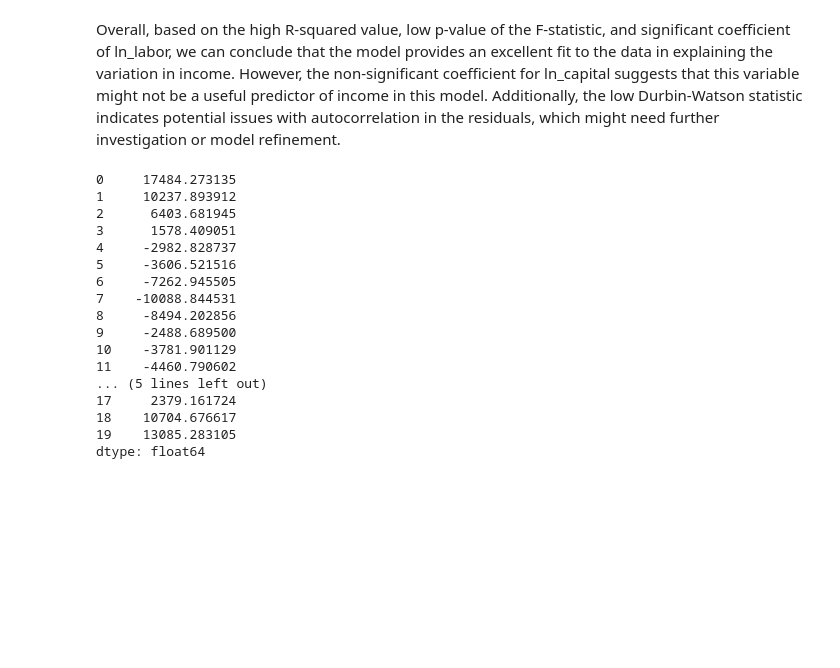
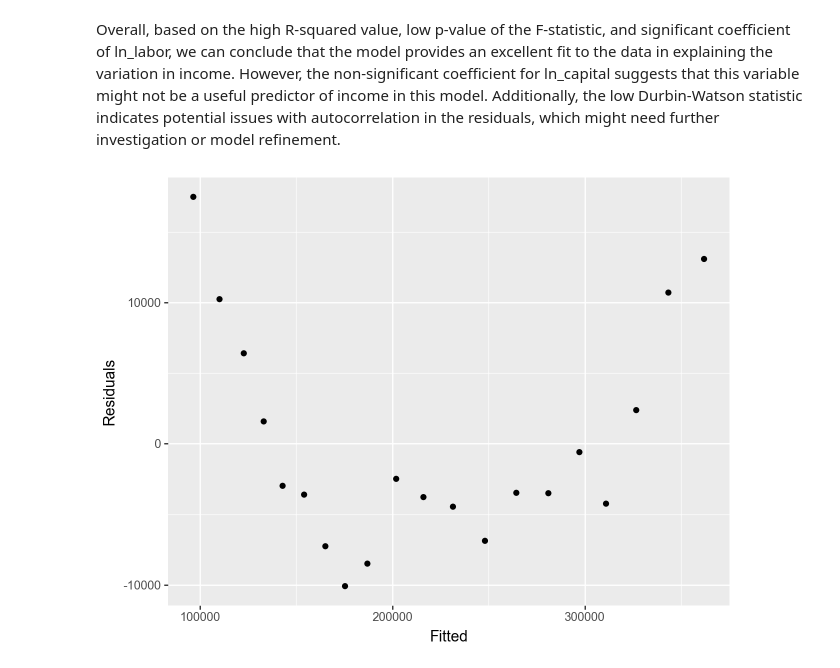
Before and after one commit to moleh13/EC48E, a Jupyter notebook: PS03.ipynb, the cells around one changed output. Saved outputs shown, nothing was run; the diff lists cells and outputs as text; code cells hidden in the pictures; blank space fills up the shorter version.

```diff
--- a/PS03.ipynb
+++ b/PS03.ipynb
@@ -90,38 +78,2 @@ if plot:
 # %% [markdown]
 Overall, based on the high R-squared value, low p-value of the F-statistic, and significant coefficient of ln_labor, we can conclude that the model provides an excellent fit to the data in explaining the variation in income. However, the non-significant coefficient for ln_capital suggests that this variable might not be a useful predictor of income in this model. Additionally, the low Durbin-Watson statistic indicates potential issues with autocorrelation in the residuals, which might need further investigation or model refinement.
-# %%
-yhat = results.predict(X)
-uhat = Y - yhat
-
-# preparation to MonteCarlo
-MC = 10000; BS = len(data)
-df = len(X.columns)
-
-# this is the correction suggested by Davidson Mc Kinnon(94)
-u_hatbs = np.sqrt((BS/(BS-df))) * uhat
-
-# Initialize arrays for storing results
-y_vec = np.full((MC, BS),np.nan)
-betas0 = np.full(MC,np.nan)
-betas1 = np.full(MC,np.nan)
-betas2 = np.full(MC,np.nan)
-
-sdu = np.sqrt(np.sum((uhat ** 2) / (BS - 3)))
-# %% [output]
-0     17484.273135
-1     10237.893912
-2      6403.681945
-3      1578.409051
-4     -2982.828737
-5     -3606.521516
-6     -7262.945505
-7    -10088.844531
-8     -8494.202856
-9     -2488.689500
-10    -3781.901129
-11    -4460.790602
-... (5 lines left out)
-17     2379.161724
-18    10704.676617
-19    13085.283105
-dtype: float64
@@ -145,0 +80,13 @@ for mc in range(MC):
+# %%
+fitted_values = results.fittedvalues
+residuals = results.resid
+df = pd.DataFrame({'Fitted': fitted_values,
+'Residuals': residuals})
+plot = (
+    ggplot(df,
+    aes(x='Fitted', y='Residuals')) +
+    geom_point()
+)
+plot.show()
+# %% [output]
+[figure, added]
```
Also changed, not shown: parts of 37 cells of this notebook, 3 other files.
